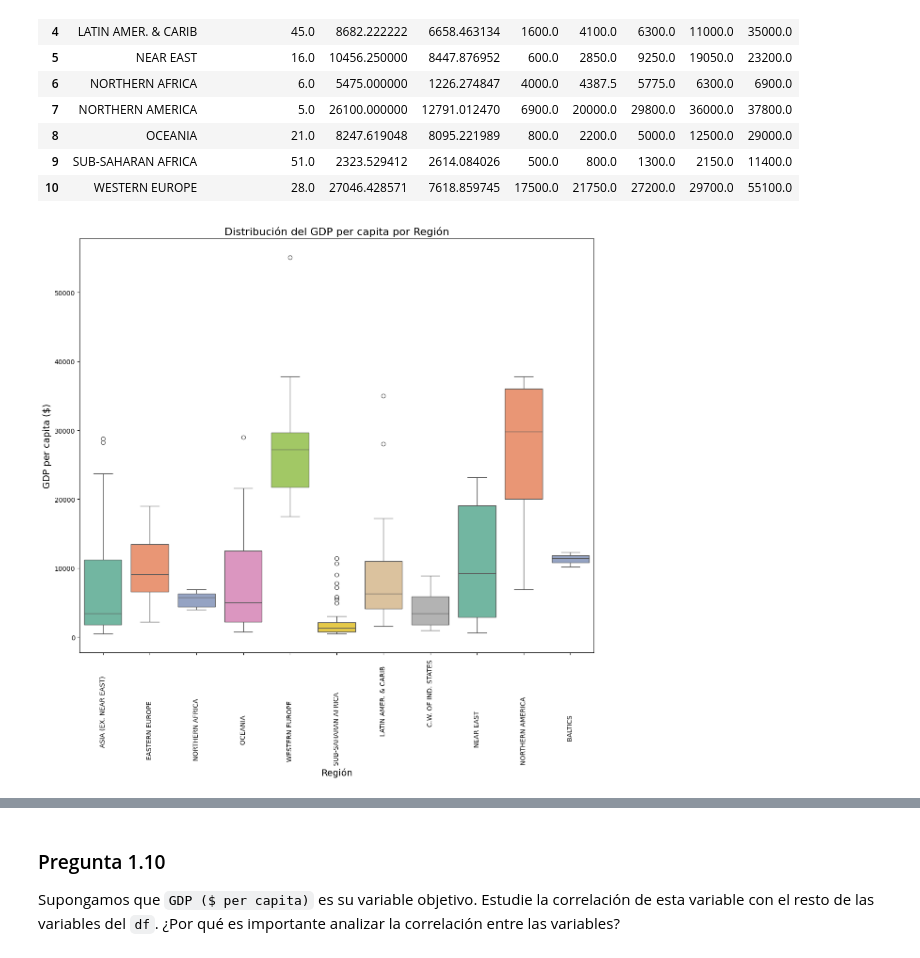
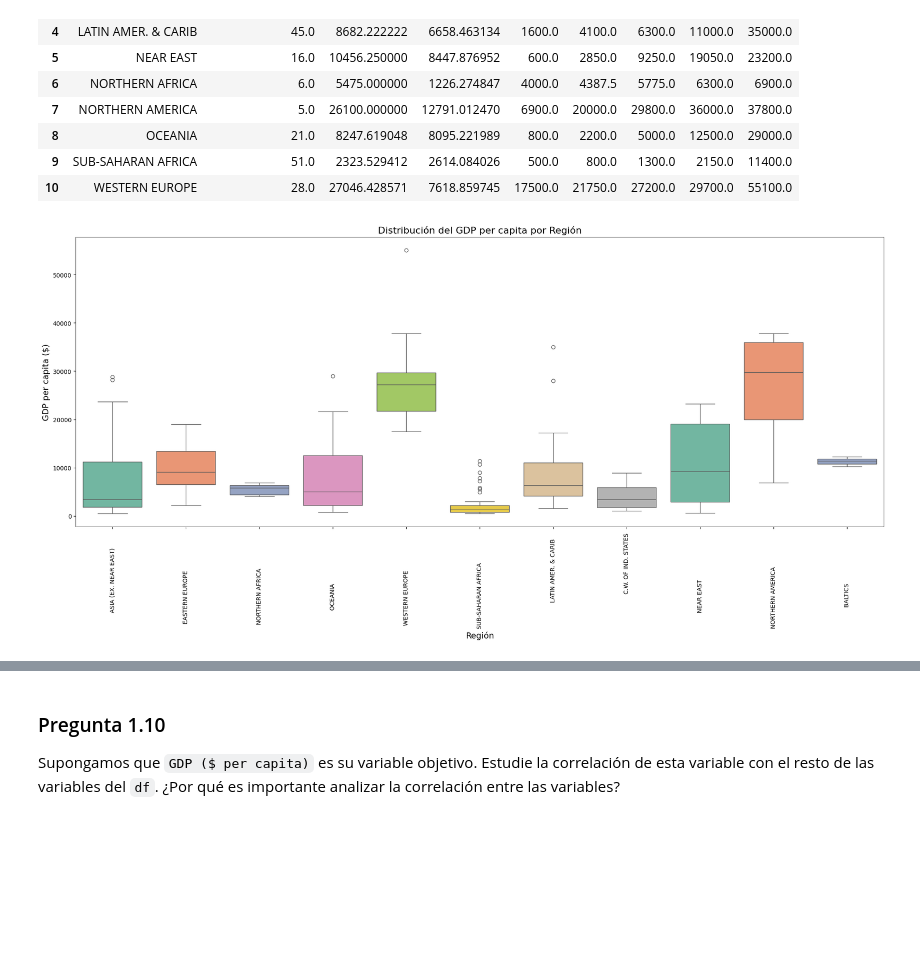
Before and after one commit to MichaelGalazz/Tarea-1-ML, a Jupyter notebook: Tarea_1 (3).ipynb, the cells around one changed output, grey strips where cells are left out. Saved outputs shown, nothing was run; the diff lists cells and outputs as text; code cells hidden in the pictures; blank space fills up the shorter version.

```diff
--- a/Tarea_1 (3).ipynb
+++ b/Tarea_1 (3).ipynb
@@ -442,18 +442,18 @@ df.groupby(["Region"])[["GDP ($ per capita)"]].describe().reset_index()
 | 10 | WESTERN EUROPE | 28.0 | 27046.428571 | 7618.859745 | 17500.0 | 21750.0 | 27200.0 | 29700.0 | 55100.0 |
 # %%
 # Creamos el boxplot de GDP per capita por región
-plt.figure(figsize=(12,12))
+plt.figure(figsize=(20,10))
 sns.boxplot(data=df, x='Region', y='GDP ($ per capita)', palette='Set2')
 
 # Agregamos título y etiquetas
 plt.title('Distribución del GDP per capita por Región', fontsize=16)
 plt.xlabel('Región', fontsize=14)
 plt.ylabel('GDP per capita ($)', fontsize=14)
 plt.xticks(rotation=90)
 
 plt.tight_layout()
 plt.show()
 # %% [output]
-[figure, old version]
+[figure, new version]
 # %%
 # Ajustar el tamaño del gráfico
```
Also changed, not shown: parts of 10 cells of this notebook.
